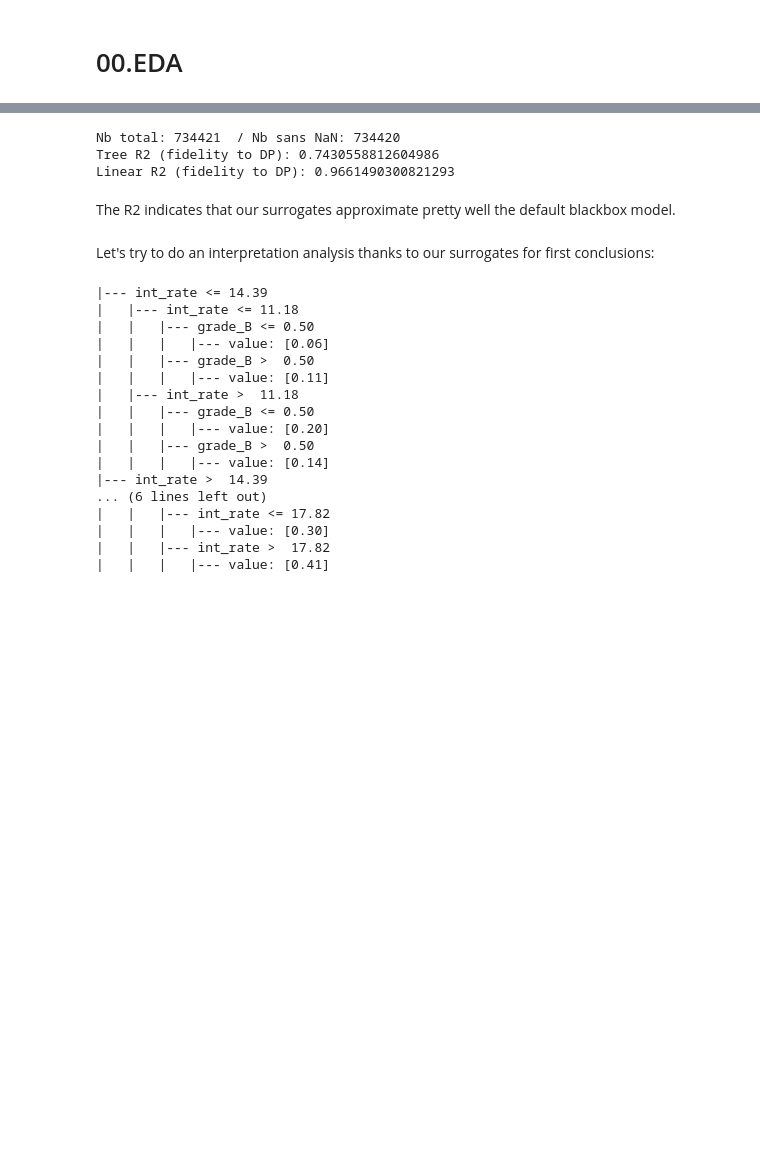
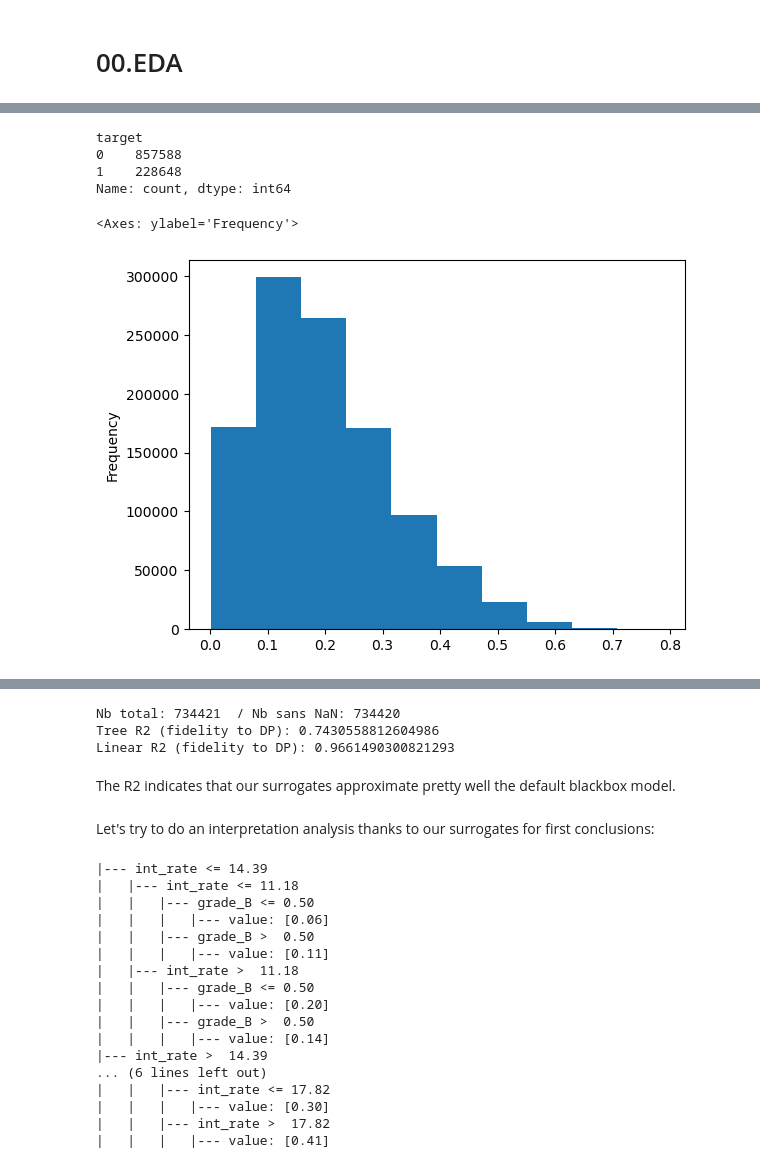
Before and after one commit to thom1100/fairness_project, a Jupyter notebook: project_notebook.ipynb, the cells around one changed output, grey strips where cells are left out. Drawn from its saved outputs; the diff is of its cells as text; code cells hidden in the pictures; blank space fills up the shorter version.

```diff
--- a/project_notebook.ipynb
+++ b/project_notebook.ipynb
@@ -89,0 +66,12 @@ No DP column found — vérifie le nom exact dans le fichier de description.
+# %%
+df["target"].value_counts()
+# %% [output]
+target
+0    857588
+1    228648
+Name: count, dtype: int64
+# %%
+df["Predicted probabilities"].plot(kind="hist")
+# %% [output]
+<Axes: ylabel='Frequency'>
+[figure, added]
```
Also changed, not shown: parts of 14 cells of this notebook.
